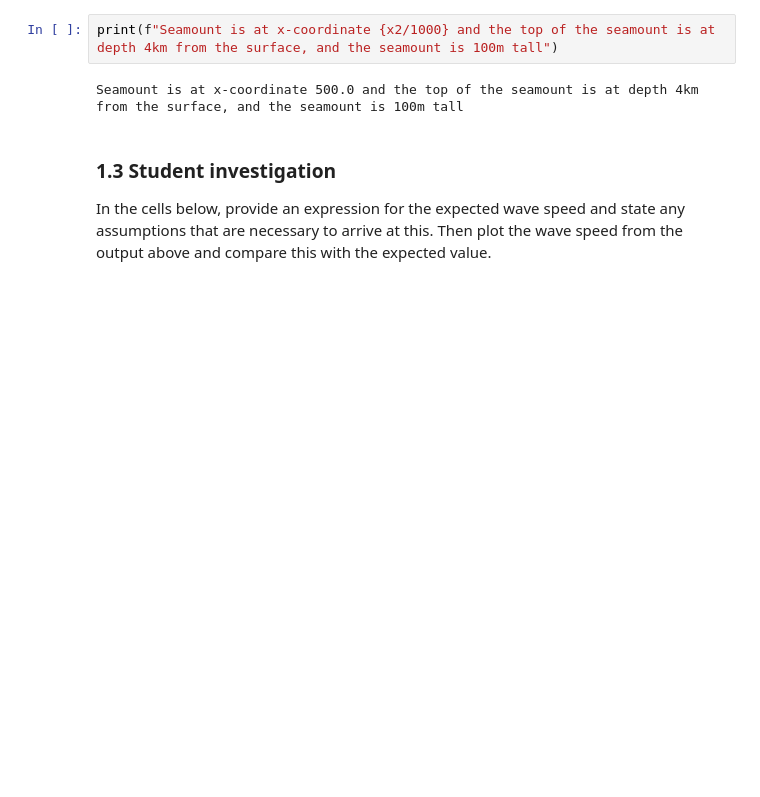
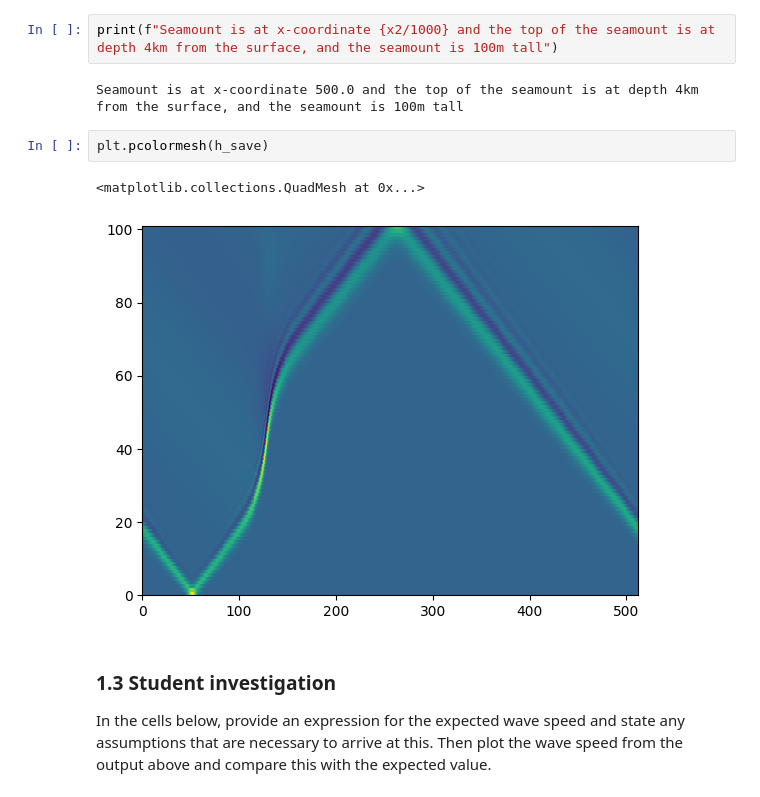
Before and after one commit to isabelgilchristmiller/QCES, a Jupyter notebook: Project3_tsunami.ipynb, the cells around one changed output. Drawn from its saved outputs; the diff is of its cells as text; blank space fills up the shorter version.

```diff
--- a/Project3_tsunami.ipynb
+++ b/Project3_tsunami.ipynb
@@ -242,6 +242,11 @@ INFO:matplotlib.animation:MovieWriter._run: running command: ffmpeg -f rawvideo
 print(f"Seamount is at x-coordinate {x2/1000} and the top of the seamount is at depth 4km from the surface, and the seamount is 100m tall")
 # %% [output]
 Seamount is at x-coordinate 500.0 and the top of the seamount is at depth 4km from the surface, and the seamount is 100m tall
+# %%
+plt.pcolormesh(h_save)
+# %% [output]
+<matplotlib.collections.QuadMesh at 0x...>
+[figure, added]
 # %% [markdown]
 ### 1.3 Student investigation
 <a id='section1pt3'></a>
```
Also changed, not shown: parts of 14 cells of this notebook.
